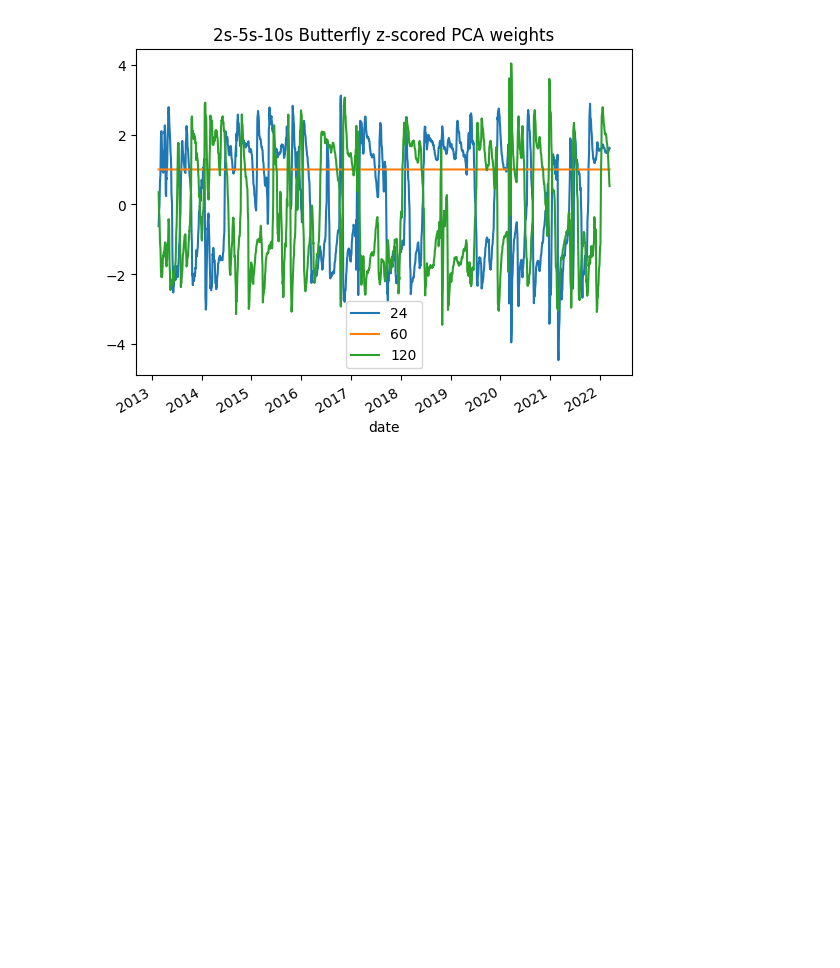
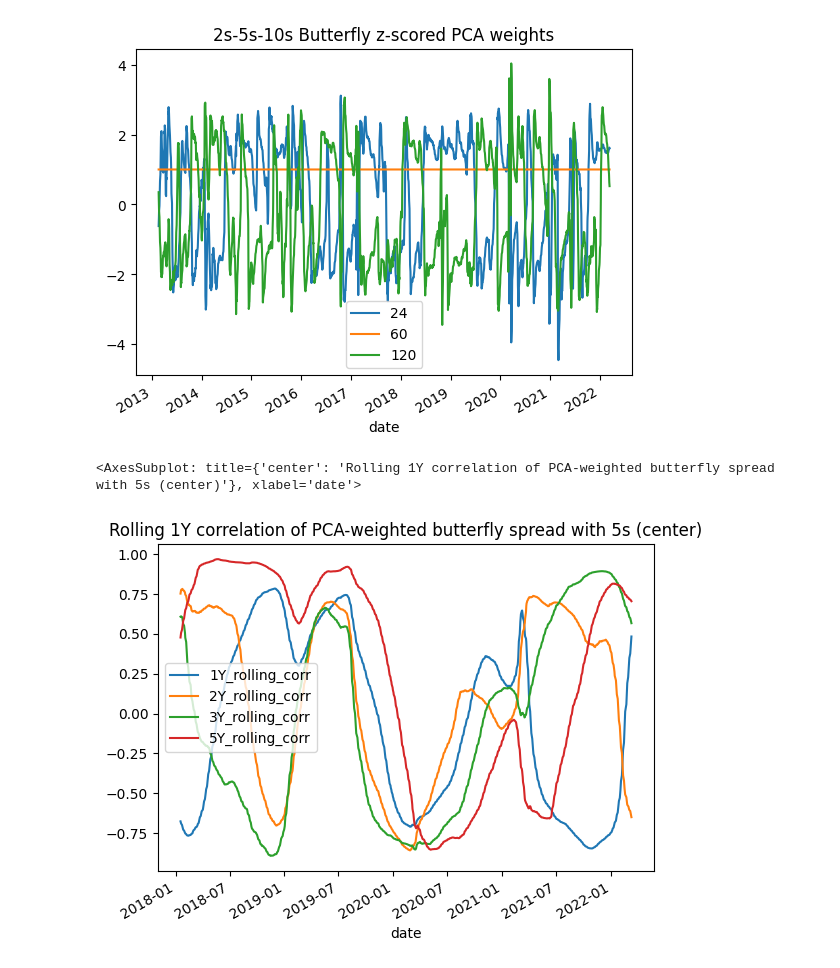
Before and after one commit to ryanczm/Principles-of-Principal-Components, a Jupyter notebook: principles_of_pca.ipynb, the cells around one changed output. Drawn from its saved outputs; the diff is of its cells as text; code cells hidden in the pictures; blank space fills up the shorter version.

```diff
--- a/principles_of_pca.ipynb
+++ b/principles_of_pca.ipynb
@@ -268,7 +268,7 @@ df = pd.DataFrame(index=yields.iloc[5*252:,:].index)
 
 for n in n_yrs:
 
-    _, _, fly, _, _, _ = create_butterfly(yields, int(n*252), 2, 5, 10, 30, ew=False)
+    _, y, fly, _, _, _ = create_butterfly(yields, int(n*252), 2, 5, 10, 30, ew=False)
 
     df[f'{n}Y'] = fly[fly.index>='2017-01-17']
 
@@ -280,6 +280,9 @@ for n in n_yrs:
     _, _, fly, _, _, _ = create_butterfly(yields, int(n*252), 2, 5, 10, 30, ew=True)
 
     ew_df[f'{n}Y'] = fly[fly.index>='2017-01-17']
+# %%
+level = yields['60'][5*252:]
+slope = (yields['120']-yields['24'])[5*252:]
 # %%
 ew_df.columns = ['EW'] * 4
 # %%
@@ -306,3 +311,35 @@ z_w.plot(title='2s-5s-10s Butterfly z-scored PCA weights')
 # %% [output]
 <AxesSubplot: title={'center': '2s-5s-10s Butterfly z-scored PCA weights'}, xlabel='date'>
 [figure]
+# %%
+def calculate_rolling_correlations(df, series, window_size):
+    """
+    Calculate rolling correlations between each column in a DataFrame and a Pandas Series.
+
+    Parameters:
+        df (pd.DataFrame): The DataFrame containing columns for which you want to calculate rolling correlations.
+        series (pd.Series): The Pandas Series with which you want to calculate rolling correlations.
+        window_size (int): The window size for rolling calculations.
+
+    Returns:
+        pd.DataFrame: A DataFrame containing rolling correlations for each column in the input DataFrame.
+    """
+    # Initialize an empty DataFrame to store the rolling correlations
+    rolling_corr_df = pd.DataFrame()
+
+    # Iterate through each column in the DataFrame
+    for col_name, col_data in df.iteritems():
+        # Calculate the rolling correlation with the Series
+        rolling_corr = col_data.rolling(window=window_size).corr(series)
+
+        # Append the result to the rolling_corr_df DataFrame with a meaningful column name
+        rolling_corr_df[col_name + '_rolling_corr'] = rolling_corr
+
+    return rolling_corr_df
+
+
+
+calculate_rolling_correlations(df, level, 252).plot(title='Rolling 1Y correlation of PCA-weighted butterfly spread with 5s (center)')
+# %% [output]
+<AxesSubplot: title={'center': 'Rolling 1Y correlation of PCA-weighted butterfly spread with 5s (center)'}, xlabel='date'>
+[figure, added]
```
Also changed, not shown: parts of 2 cells of this notebook, 2 other files.
